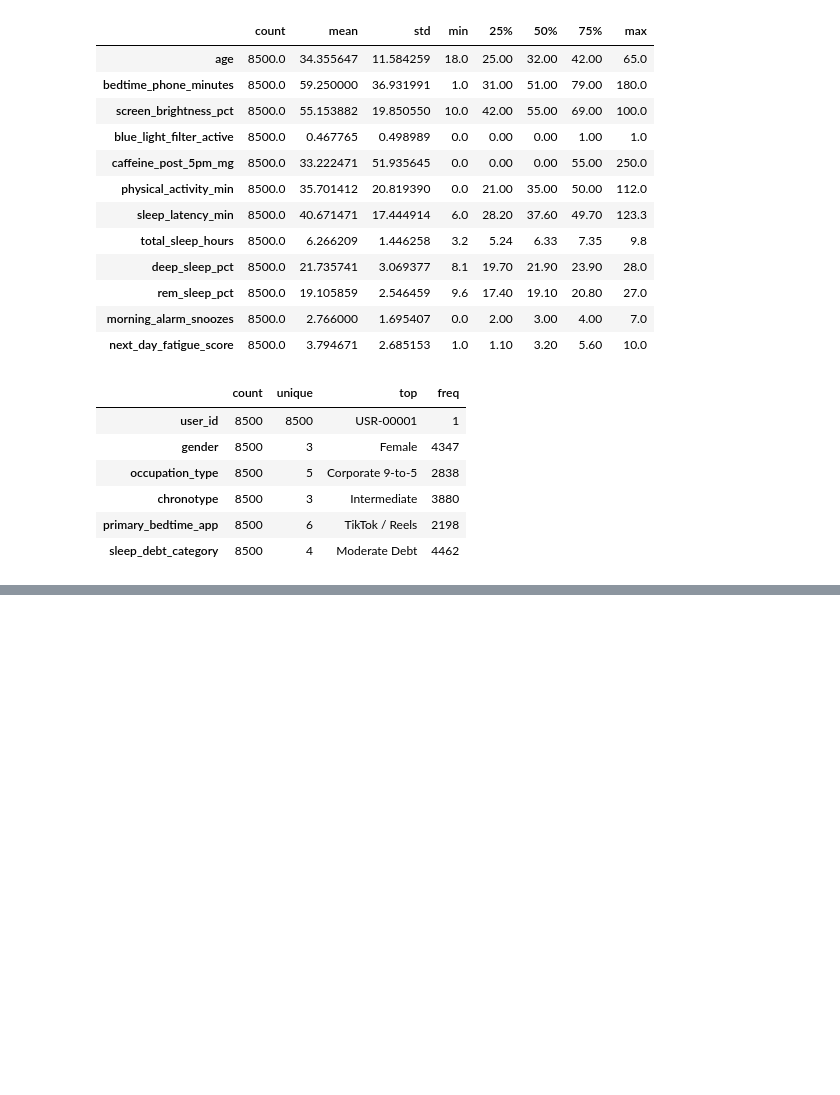
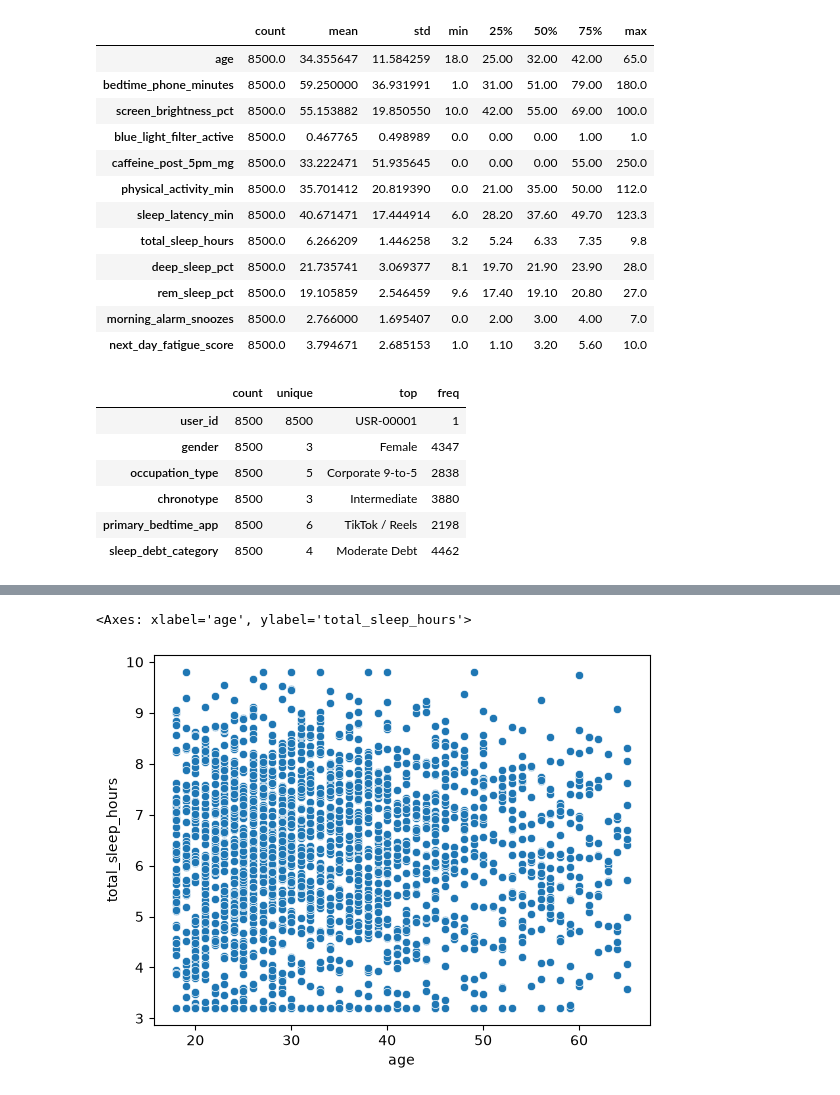
Before and after one commit to danielphilip12/Sleep-Debt, a Jupyter notebook: notebooks/01_eda.ipynb, the cells around one changed output, grey strips where cells are left out. Drawn from its saved outputs; the diff is of its cells as text; code cells hidden in the pictures; blank space fills up the shorter version.

Commit message:
Started analysis of sleep hours

```diff
--- a/notebooks/01_eda.ipynb
+++ b/notebooks/01_eda.ipynb
@@ -71,0 +77,4 @@ sns.countplot(data=df, y='sleep_debt_category', hue='blue_light_filter_active')
+# %%
+df['chronotype'] = pd.Categorical(df['chronotype'], categories=['Morning Lark', 'Intermediate', 'Night Owl'], ordered=True)
+# %%
+df['primary_bedtime_app'] = df['primary_bedtime_app'].astype('category')
@@ -71,0 +87,2 @@ sns.countplot(data=df, y='sleep_debt_category', hue='blue_light_filter_active')
+# %%
+df['sleep_debt_category'] = pd.Categorical(df['sleep_debt_category'], categories=['Optimal Recovery', 'Mild Deficit', 'Moderate Debt', 'Severe Sleep Debt'], ordered=True)
@@ -71,0 +111,7 @@ sns.countplot(data=df, y='sleep_debt_category', hue='blue_light_filter_active')
+# %%
+target = 'total_sleep_hours'
+# %%
+sns.scatterplot(data=df.sample(frac=0.25), x='age', y=df[target])
+# %% [output]
+<Axes: xlabel='age', ylabel='total_sleep_hours'>
+[figure, added]
```
Also changed, not shown: parts of 11 cells of this notebook, 2 other files.
